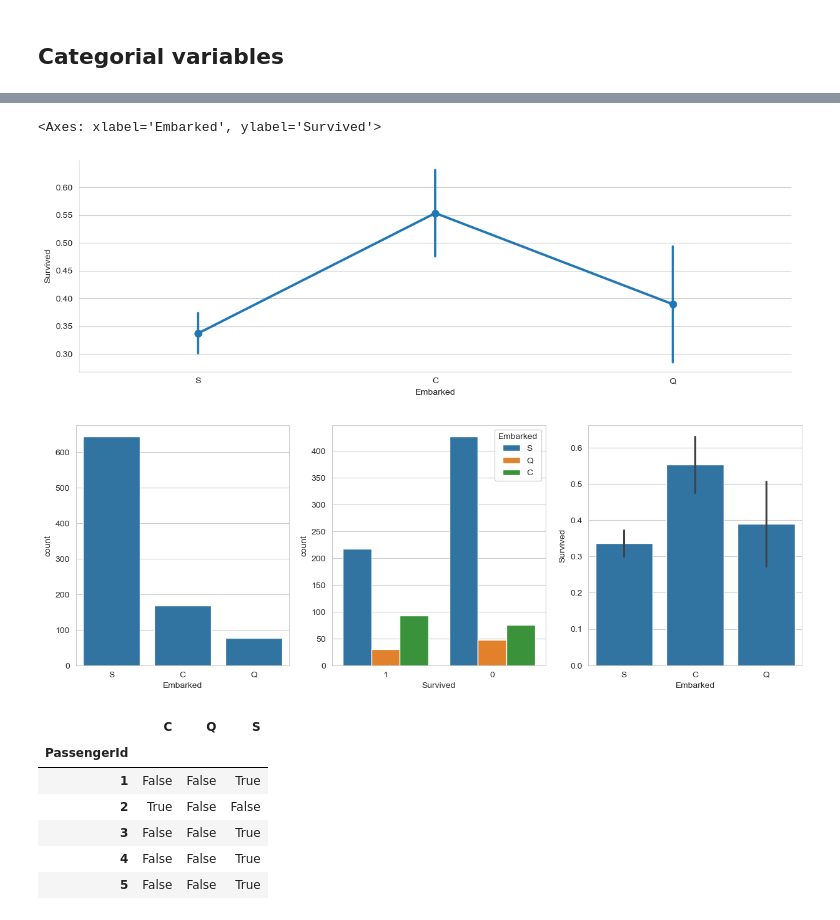
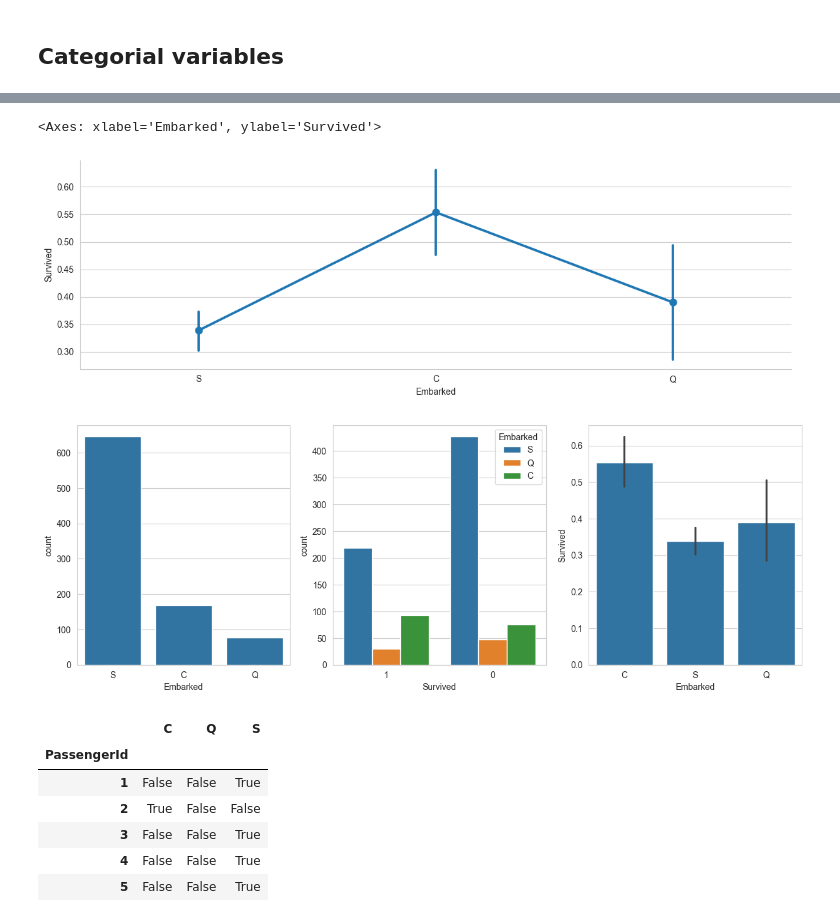
Before and after one commit to HerMak56/ML_2025, a Jupyter notebook: Seminars/seminar_01_ml.ipynb, the cells around one changed output, grey strips where cells are left out. Drawn from its saved outputs; the diff is of its cells as text; code cells hidden in the pictures.

```diff
--- a/Seminars/seminar_01_ml.ipynb
+++ b/Seminars/seminar_01_ml.ipynb
@@ -319,0 +359,3 @@ titanic_dataframe.groupby(["Embarked", "Sex"]).count()
+# %%
+titanic_dataframe['Age'] = titanic_dataframe['Age'].fillna(titanic_dataframe['Age'].median())
+titanic_dataframe["Age"].std()
@@ -363,17 +407,17 @@ Type:      function
 # %%
 sns.catplot(x = 'Embarked', y = 'Survived', data=titanic_dataframe, height=4, aspect=3, kind = 'point')
 
 figure_handle, (axis1, axis2, axis3) = plt.subplots(1, 3, figsize=(15, 5))
 
 sns.countplot(x='Embarked', data=titanic_dataframe, ax=axis1)
 sns.countplot(x='Survived', hue="Embarked", data=titanic_dataframe, order=[1, 0], ax=axis2)
 
-# group by embarked, and get the mean for survived passengers for each value in Embarked
-sns.barplot(x='Embarked', y='Survived', data=titanic_dataframe[["Embarked", "Survived"]], order=['S','C','Q'], ax=axis3)
+# # group by embarked, and get the mean for survived passengers for each value in Embarked
+sns.barplot(x='Embarked', y='Survived', data=titanic_dataframe[["Embarked", "Survived"]], order=['C','S','Q'], ax=axis3)
 # %% [output]
 <Axes: xlabel='Embarked', ylabel='Survived'>
-[figure, old version]
+[figure, new version]
-[figure, old version]
+[figure, new version]
 # %%
 # consider Embarked column in predictions,
 # and remove "S" dummy variable,
```
Also changed, not shown: parts of 24 cells of this notebook, 4 other files.
